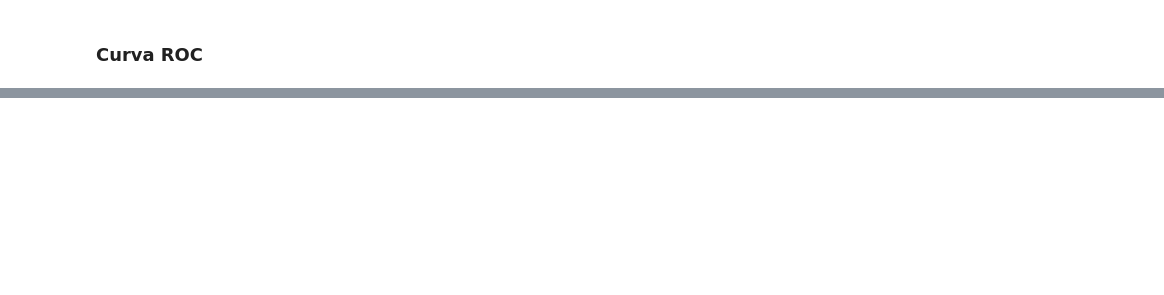
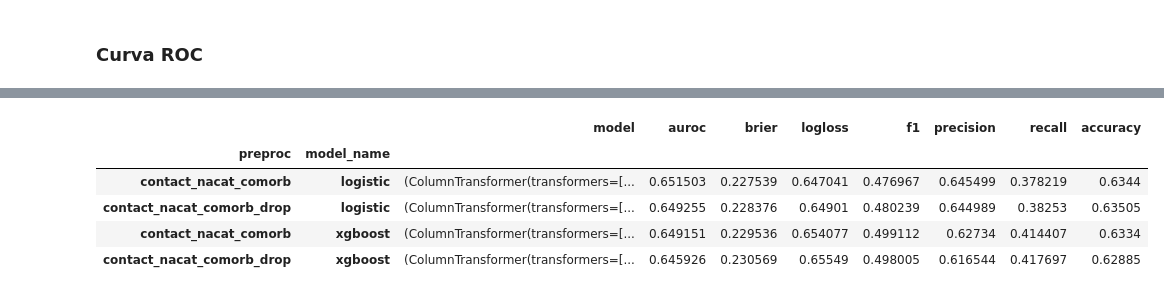
Before and after one commit to flimao/modelos-covid, a Jupyter notebook: notebooks_exploration/3-modelagem.ipynb, the cells around one changed output, grey strips where cells are left out. Saved outputs shown, nothing was run; the diff lists cells and outputs as text; code cells hidden in the pictures; blank space fills up the shorter version.

```diff
--- a/notebooks_exploration/3-modelagem.ipynb
+++ b/notebooks_exploration/3-modelagem.ipynb
@@ -523,0 +554,13 @@ No fim, optamos pela estratégia de codificar os `NaN` como uma categoria a part
+# %%
+model_rank_all.loc[
+    idx[
+        ['contact_nacat_comorb', 'contact_nacat_comorb_drop'],
+        ['logistic', 'xgboost']
+], :].sort_values(by = 'auroc', ascending = False)
+# %% [output]
+|  |  | model | auroc | brier | logloss | f1 | precision | recall | accuracy |
+| preproc | model_name |  |  |  |  |  |  |  |  |
+| contact_nacat_comorb | logistic | (ColumnTransformer(transformers=[... | 0.651503 | 0.227539 | 0.647041 | 0.476967 | 0.645499 | 0.378219 | 0.6344 |
+| contact_nacat_comorb_drop | logistic | (ColumnTransformer(transformers=[... | 0.649255 | 0.228376 | 0.64901 | 0.480239 | 0.644989 | 0.38253 | 0.63505 |
+| contact_nacat_comorb | xgboost | (ColumnTransformer(transformers=[... | 0.649151 | 0.229536 | 0.654077 | 0.499112 | 0.62734 | 0.414407 | 0.6334 |
+| contact_nacat_comorb_drop | xgboost | (ColumnTransformer(transformers=[... | 0.645926 | 0.230569 | 0.65549 | 0.498005 | 0.616544 | 0.417697 | 0.62885 |
```
Also changed, not shown: parts of 18 cells of this notebook, 1 other file.
